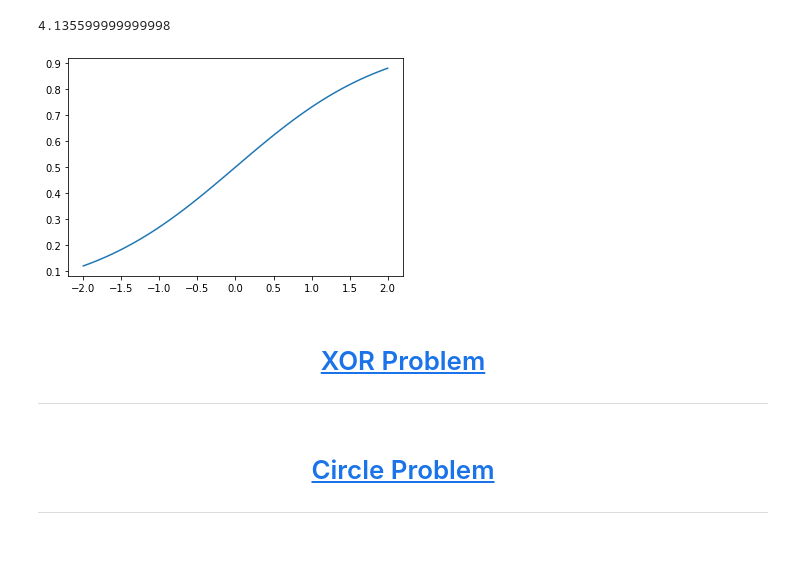
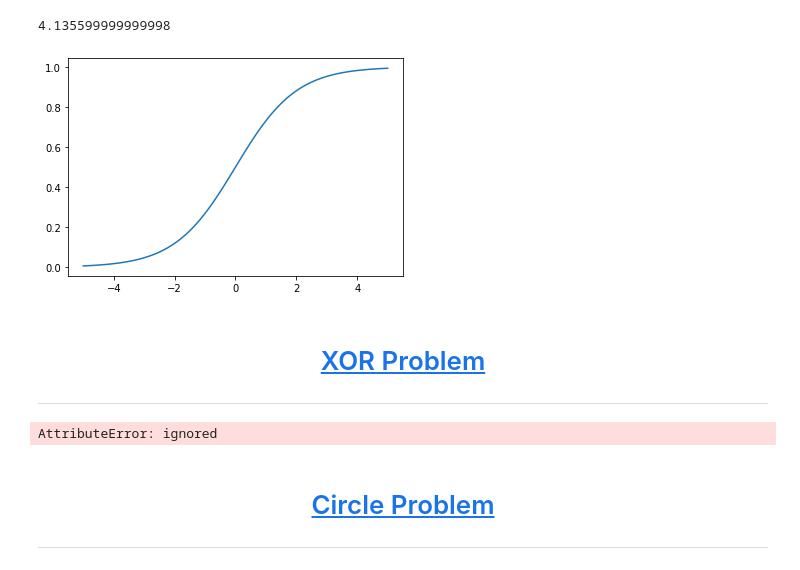
Before and after one commit to GhostlyTricks/ai-webdev, a Jupyter notebook: lessons/lesson-01/lesson-01.ghostlytricks.ipynb, the cells around one changed output. Cells and saved outputs as stored; diff of their text form; code cells hidden in the pictures.

```diff
--- a/lessons/lesson-01/lesson-01.ghostlytricks.ipynb
+++ b/lessons/lesson-01/lesson-01.ghostlytricks.ipynb
@@ -137,9 +137,9 @@ def sigmoid(x):
   return 1/ (1+np.exp(-x))
 # %%
 # plot the sigmoid activation function
-plotFn(sigmoid)
+plotFn(sigmoid, bounds = [-5,5])
 # %% [output]
-[figure, old version]
+[figure, new version]
 # %% [markdown]
 # <center><a href='https://playground.tensorflow.org/#activation=linear&batchSize=10&dataset=xor&regDataset=reg-plane&learningRate=0.03&regularizationRate=0&noise=0&networkShape=8&seed=0.44328&showTestData=false&discretize=false&percTrainData=50&x=true&y=true&xTimesY=false&xSquared=false&ySquared=false&cosX=false&sinX=false&cosY=false&sinY=false&collectStats=false&problem=classification&initZero=false&hideText=false'>XOR Problem</a></center>
 
@@ -147,2 +151,5 @@ plotFn(sigmoid)
 # %%
-# create the tanh activation function
+# plot the relu activation function
+plotFn(tamh, bounds= [-5,5])
+# %% [output]
+AttributeError: ignored
```
Also changed, not shown: parts of 4 cells of this notebook.
